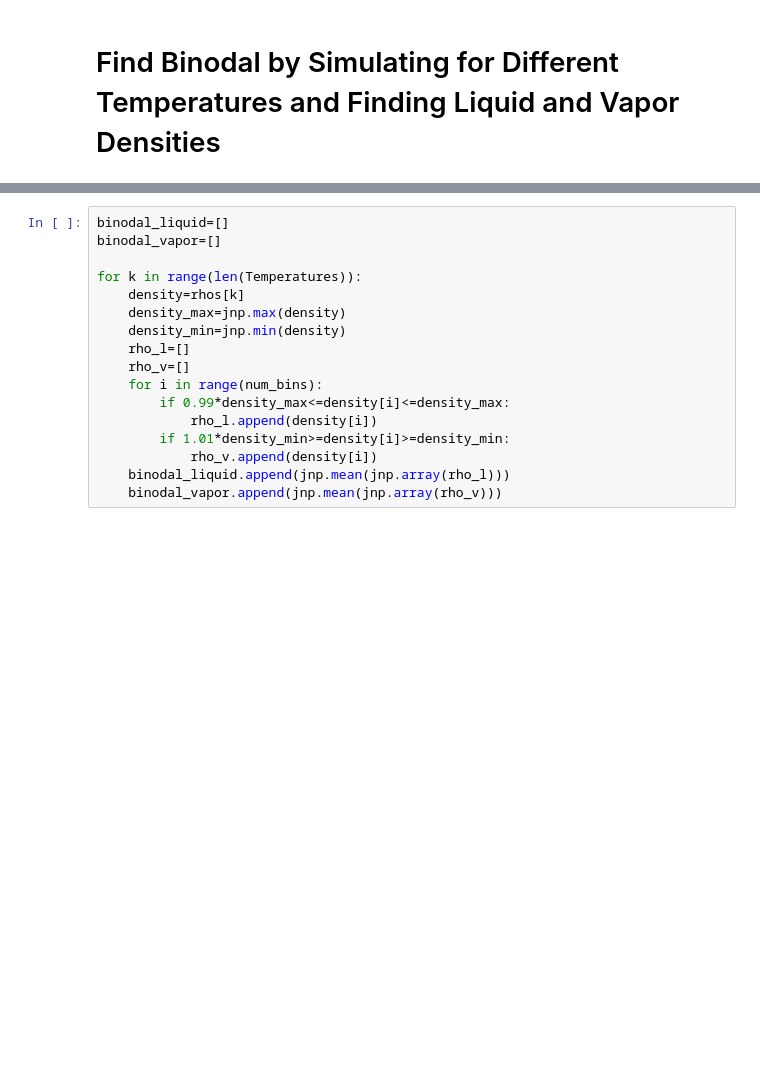
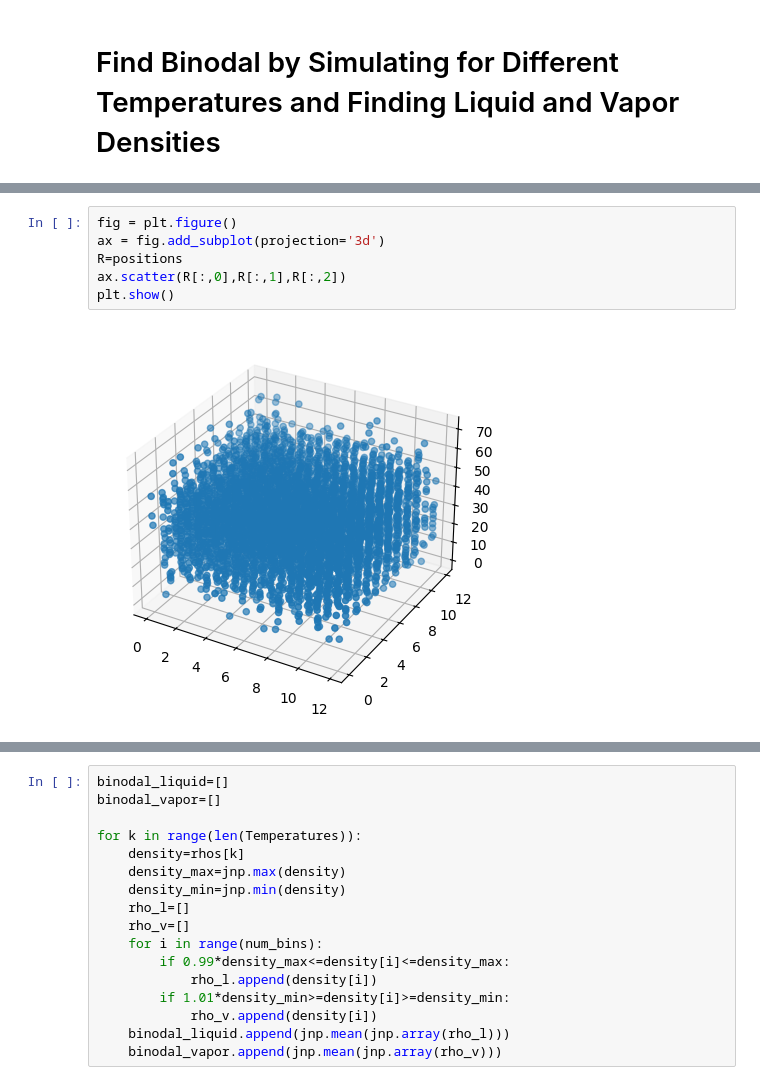
Before and after one commit to tkayutg/MD-sims-NO, a Jupyter notebook: Notebooks/LJ_binodal_sim.ipynb, the cells around one changed output, grey strips where cells are left out. Saved outputs shown, nothing was run; the diff lists cells and outputs as text; blank space fills up the shorter version.

```diff
--- a/Notebooks/LJ_binodal_sim.ipynb
+++ b/Notebooks/LJ_binodal_sim.ipynb
@@ -186,3 +181,11 @@ Bad pipe message: %s [b"\xc3_\xa4\xc1\xec\x1c(\xd2\xc1\x96\xf5\x93\xd3\xd6j}\\!
+# %%
+fig = plt.figure()
+ax = fig.add_subplot(projection='3d')
+R=positions
+ax.scatter(R[:,0],R[:,1],R[:,2])
+plt.show()
+# %% [output]
+[figure, added]
 # %%
 for i in range(len(Temperatures)):
     plt.plot(bins[i], rhos[i], label=f'T={Temperatures[i]}')
```
Also changed, not shown: parts of 6 cells of this notebook.
